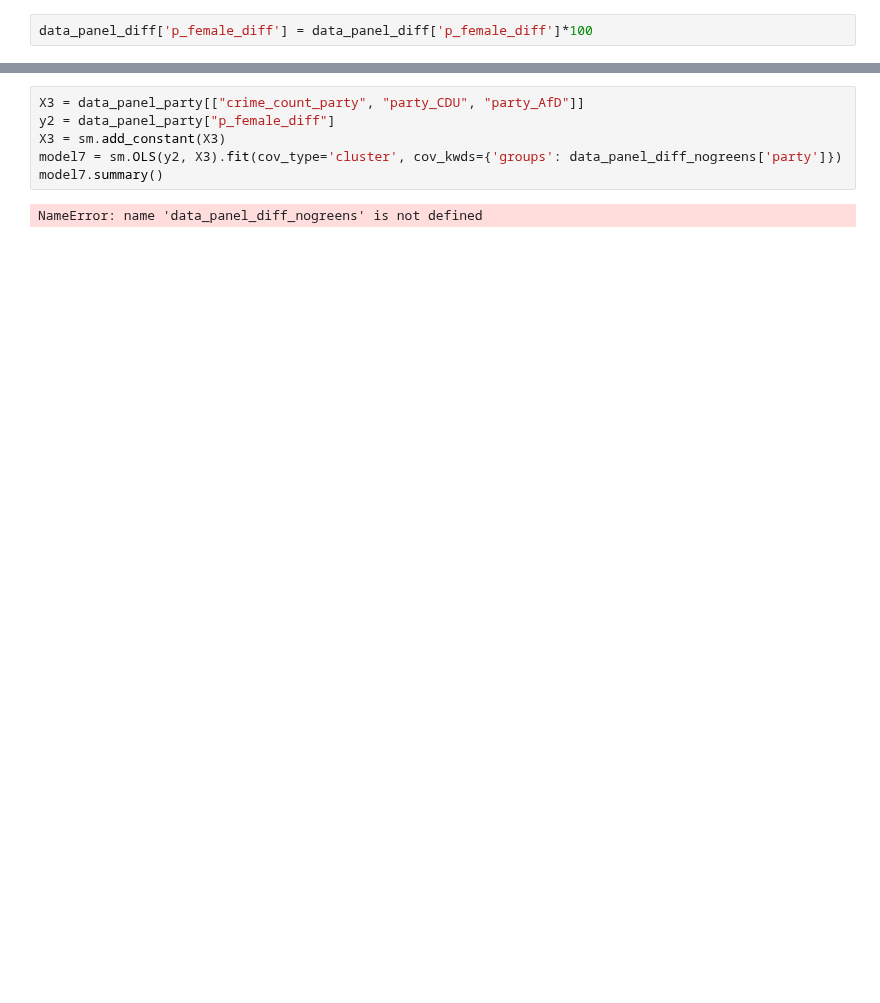
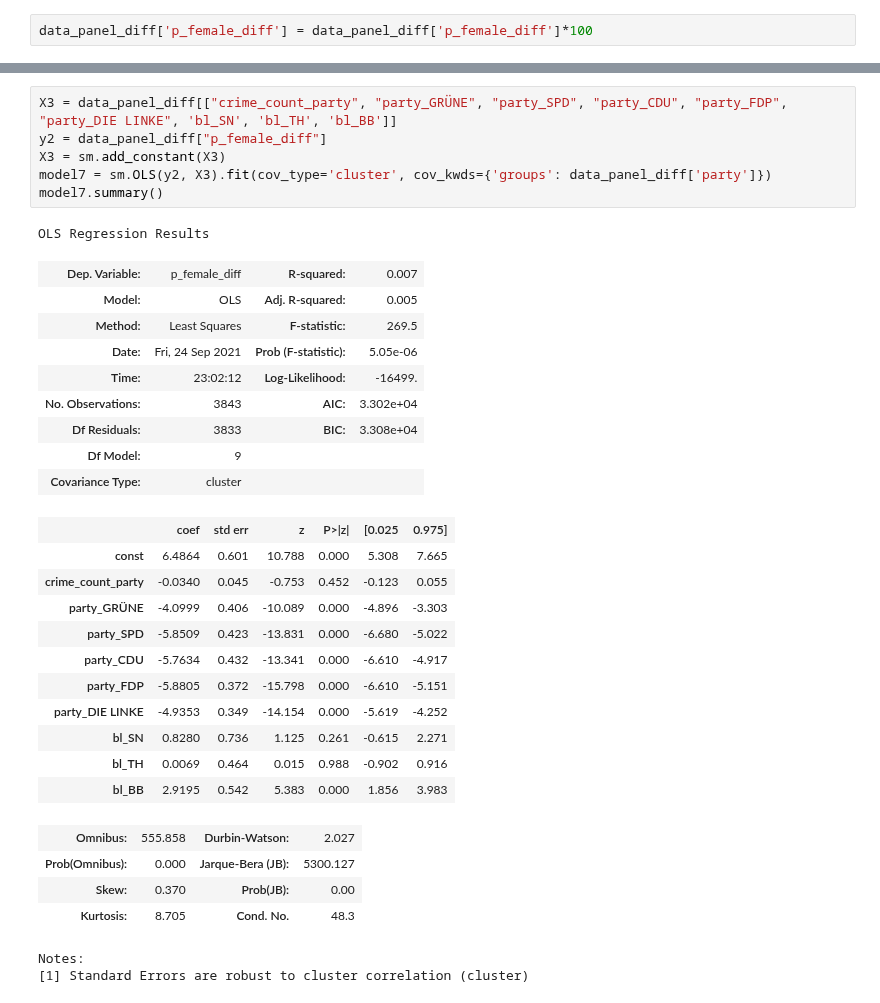
Before and after one commit to mariusgruenewald/pol_viol, a Jupyter notebook: regression.ipynb, the cells around one changed output, grey strips where cells are left out. Drawn from its saved outputs; the diff is of its cells as text; blank space fills up the shorter version.

```diff
--- a/regression.ipynb
+++ b/regression.ipynb
@@ -344,8 +312,34 @@ strong multicollinearity problems or that the design matrix is singular.
 # %%
-X3 = data_panel_party[["crime_count_party", "party_CDU", "party_AfD"]]
-y2 = data_panel_party["p_female_diff"]
+X3 = data_panel_diff[["crime_count_party", "party_GRÜNE", "party_SPD", "party_CDU", "party_FDP", "party_DIE LINKE", 'bl_SN', 'bl_TH', 'bl_BB']]
+y2 = data_panel_diff["p_female_diff"]
 X3 = sm.add_constant(X3)
-model7 = sm.OLS(y2, X3).fit(cov_type='cluster', cov_kwds={'groups': data_panel_diff_nogreens['party']})
+model7 = sm.OLS(y2, X3).fit(cov_type='cluster', cov_kwds={'groups': data_panel_diff['party']})
 model7.summary()
 # %% [output]
-NameError: name 'data_panel_diff_nogreens' is not defined
+OLS Regression Results
+| Dep. Variable: | p_female_diff | R-squared: | 0.007 |
+| Model: | OLS | Adj. R-squared: | 0.005 |
+| Method: | Least Squares | F-statistic: | 269.5 |
+| Date: | Fri, 24 Sep 2021 | Prob (F-statistic): | 5.05e-06 |
+| Time: | 23:02:12 | Log-Likelihood: | -16499. |
+| No. Observations: | 3843 | AIC: | 3.302e+04 |
+| Df Residuals: | 3833 | BIC: | 3.308e+04 |
+| Df Model: | 9 |  |  |
+| Covariance Type: | cluster |  |  |
+|  | coef | std err | z | P>|z| | [0.025 | 0.975] |
+| const | 6.4864 | 0.601 | 10.788 | 0.000 | 5.308 | 7.665 |
+| crime_count_party | -0.0340 | 0.045 | -0.753 | 0.452 | -0.123 | 0.055 |
+| party_GRÜNE | -4.0999 | 0.406 | -10.089 | 0.000 | -4.896 | -3.303 |
+| party_SPD | -5.8509 | 0.423 | -13.831 | 0.000 | -6.680 | -5.022 |
+| party_CDU | -5.7634 | 0.432 | -13.341 | 0.000 | -6.610 | -4.917 |
+| party_FDP | -5.8805 | 0.372 | -15.798 | 0.000 | -6.610 | -5.151 |
+| party_DIE LINKE | -4.9353 | 0.349 | -14.154 | 0.000 | -5.619 | -4.252 |
+| bl_SN | 0.8280 | 0.736 | 1.125 | 0.261 | -0.615 | 2.271 |
+| bl_TH | 0.0069 | 0.464 | 0.015 | 0.988 | -0.902 | 0.916 |
+| bl_BB | 2.9195 | 0.542 | 5.383 | 0.000 | 1.856 | 3.983 |
+| Omnibus: | 555.858 | Durbin-Watson: | 2.027 |
+| Prob(Omnibus): | 0.000 | Jarque-Bera (JB): | 5300.127 |
+| Skew: | 0.370 | Prob(JB): | 0.00 |
+| Kurtosis: | 8.705 | Cond. No. | 48.3 |
+Notes:
+[1] Standard Errors are robust to cluster correlation (cluster)
```
Also changed, not shown: parts of 23 cells of this notebook, 2 other files.
